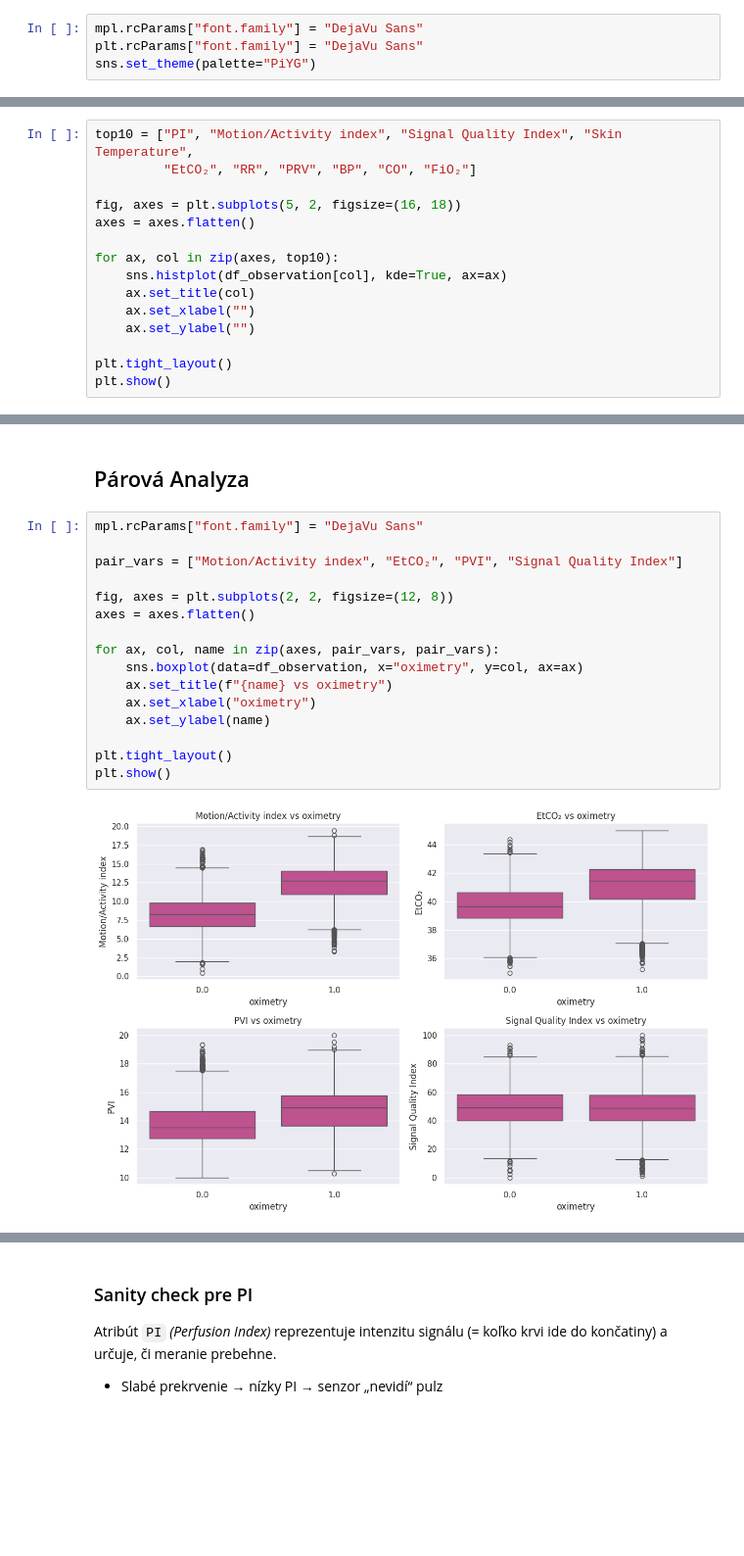
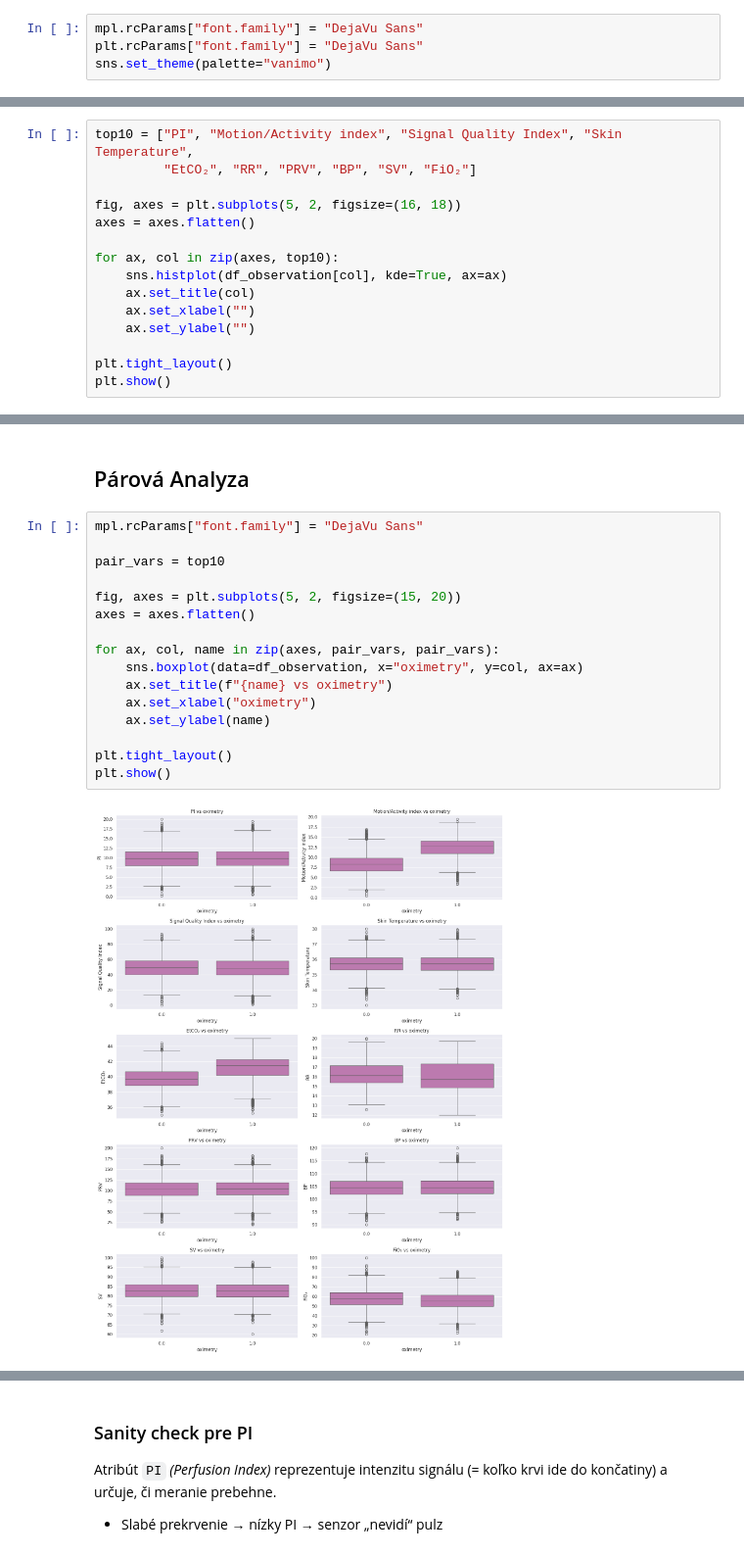
Before and after one commit to johannatilesova/IAU-project, a Jupyter notebook: phase1_TilesovaPecenka.ipynb, the cells around one changed output, grey strips where cells are left out. Shown at 98% size. Drawn from its saved outputs; the diff is of its cells as text; blank space fills up the shorter version.

```diff
--- a/phase1_TilesovaPecenka.ipynb
+++ b/phase1_TilesovaPecenka.ipynb
@@ -15,7 +15,7 @@ import scipy.stats as stats
 # %%
 mpl.rcParams["font.family"] = "DejaVu Sans"
 plt.rcParams["font.family"] = "DejaVu Sans"
-sns.set_theme(palette="PiYG")
+sns.set_theme(palette="vanimo")
 # %% [markdown]
 ### Načítanie dát do premenných
 # %%
@@ -559,7 +558,7 @@ len nepriamy alebo minimálny vplyv.
 | FiO₂                  | nie priamy, ale prostredníctvom stavu pacienta |
 # %%
 top10 = ["PI", "Motion/Activity index", "Signal Quality Index", "Skin Temperature",
-         "EtCO₂", "RR", "PRV", "BP", "CO", "FiO₂"]
+         "EtCO₂", "RR", "PRV", "BP", "SV", "FiO₂"]
 
 fig, axes = plt.subplots(5, 2, figsize=(16, 18))
 axes = axes.flatten()
@@ -643,19 +642,19 @@ plt.show()
 # %%
 mpl.rcParams["font.family"] = "DejaVu Sans"
 
-pair_vars = ["Motion/Activity index", "EtCO₂", "PVI", "Signal Quality Index"]
+pair_vars = top10
 
-fig, axes = plt.subplots(2, 2, figsize=(12, 8))
+fig, axes = plt.subplots(5, 2, figsize=(15, 20))
 axes = axes.flatten()
 
 for ax, col, name in zip(axes, pair_vars, pair_vars):
     sns.boxplot(data=df_observation, x="oximetry", y=col, ax=ax)
     ax.set_title(f"{name} vs oximetry")
     ax.set_xlabel("oximetry")
     ax.set_ylabel(name)
 
 plt.tight_layout()
 plt.show()
 # %% [output]
-[figure, old version]
+[figure, new version]
 # %% [markdown]
```
Also changed, not shown: parts of 21 cells of this notebook, 1 other file.
